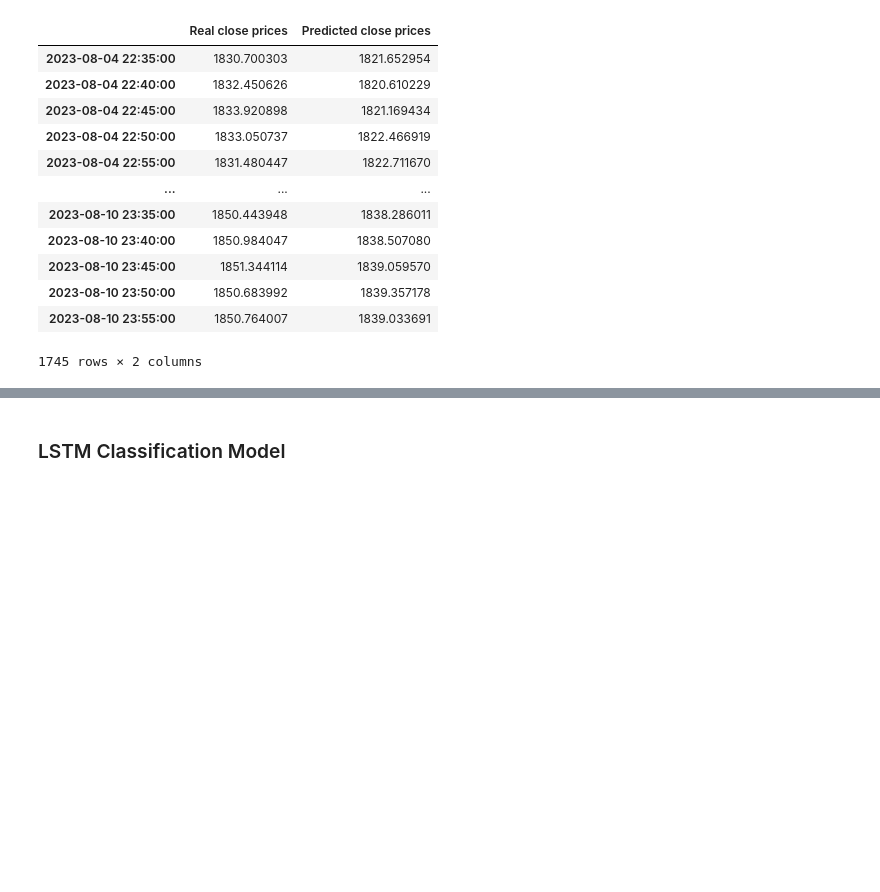
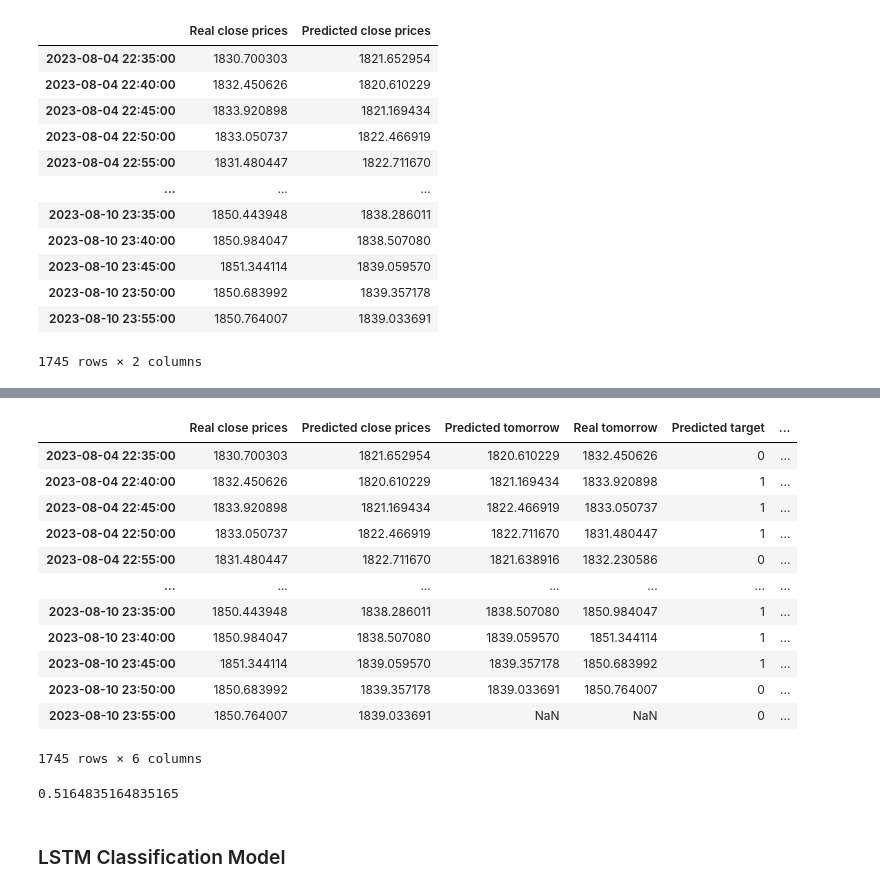
Before and after one commit to Farzad-ES/Crypto-Price-Forecasting, a Jupyter notebook: Time Series Forecaster.ipynb, the cells around one changed output, grey strips where cells are left out. Drawn from its saved outputs; the diff is of its cells as text; code cells hidden in the pictures; blank space fills up the shorter version.

```diff
--- a/Time Series Forecaster.ipynb
+++ b/Time Series Forecaster.ipynb
@@ -271,7 +271,7 @@ array(['2023-08-04 22:35:00', '2023-08-04 22:40:00',
        '2023-08-04 22:45:00', ..., '2023-08-10 23:45:00',
        '2023-08-10 23:50:00', '2023-08-10 23:55:00'], dtype=object)
 # %%
-test_df_reg=pd.DataFrame(data_reg, index=df_reg.index[-1745:].values)
+test_df_reg=pd.DataFrame(test_data_reg, index=df_reg.index[-1745:].values)
 # %%
 test_df_reg
 # %% [output]
@@ -288,3 +288,7 @@ test_df_reg
 | 2023-08-10 23:50:00 | 1850.683992 | 1839.357178 |
 | 2023-08-10 23:55:00 | 1850.764007 | 1839.033691 |
 1745 rows × 2 columns
+# %%
+test_df_reg['Predicted tomorrow']=test_df_reg['Predicted close prices'].shift(-1)
+test_df_reg['Real tomorrow']=test_df_reg['Real close prices'].shift(-1)
+test_df_reg
@@ -291,3 +309,26 @@ test_df_reg
+# %%
+test_df_reg['Predicted target']=(test_df_reg['Predicted tomorrow']>test_df_reg['Predicted close prices']).astype(int)
+test_df_reg['Real target']=(test_df_reg['Real tomorrow']>test_df_reg['Real close prices']).astype(int)
+# %%
+test_df_reg
+# %% [output]
+|  | Real close prices | Predicted close prices | Predicted tomorrow | Real tomorrow | Predicted target | ... |
+| 2023-08-04 22:35:00 | 1830.700303 | 1821.652954 | 1820.610229 | 1832.450626 | 0 | ... |
+| 2023-08-04 22:40:00 | 1832.450626 | 1820.610229 | 1821.169434 | 1833.920898 | 1 | ... |
+| 2023-08-04 22:45:00 | 1833.920898 | 1821.169434 | 1822.466919 | 1833.050737 | 1 | ... |
+| 2023-08-04 22:50:00 | 1833.050737 | 1822.466919 | 1822.711670 | 1831.480447 | 1 | ... |
+| 2023-08-04 22:55:00 | 1831.480447 | 1822.711670 | 1821.638916 | 1832.230586 | 0 | ... |
+| ... | ... | ... | ... | ... | ... | ... |
+| 2023-08-10 23:35:00 | 1850.443948 | 1838.286011 | 1838.507080 | 1850.984047 | 1 | ... |
+| 2023-08-10 23:40:00 | 1850.984047 | 1838.507080 | 1839.059570 | 1851.344114 | 1 | ... |
+| 2023-08-10 23:45:00 | 1851.344114 | 1839.059570 | 1839.357178 | 1850.683992 | 1 | ... |
+| 2023-08-10 23:50:00 | 1850.683992 | 1839.357178 | 1839.033691 | 1850.764007 | 0 | ... |
+| 2023-08-10 23:55:00 | 1850.764007 | 1839.033691 | NaN | NaN | 0 | ... |
+1745 rows × 6 columns
+# %%
+precision_score(test_df_reg['Real target'].values, test_df_reg['Predicted target'])
+# %% [output]
+0.5164835164835165
 # %% [markdown]
 ### LSTM Classification Model
 # %%
```
Also changed, not shown: parts of 8 cells of this notebook.
